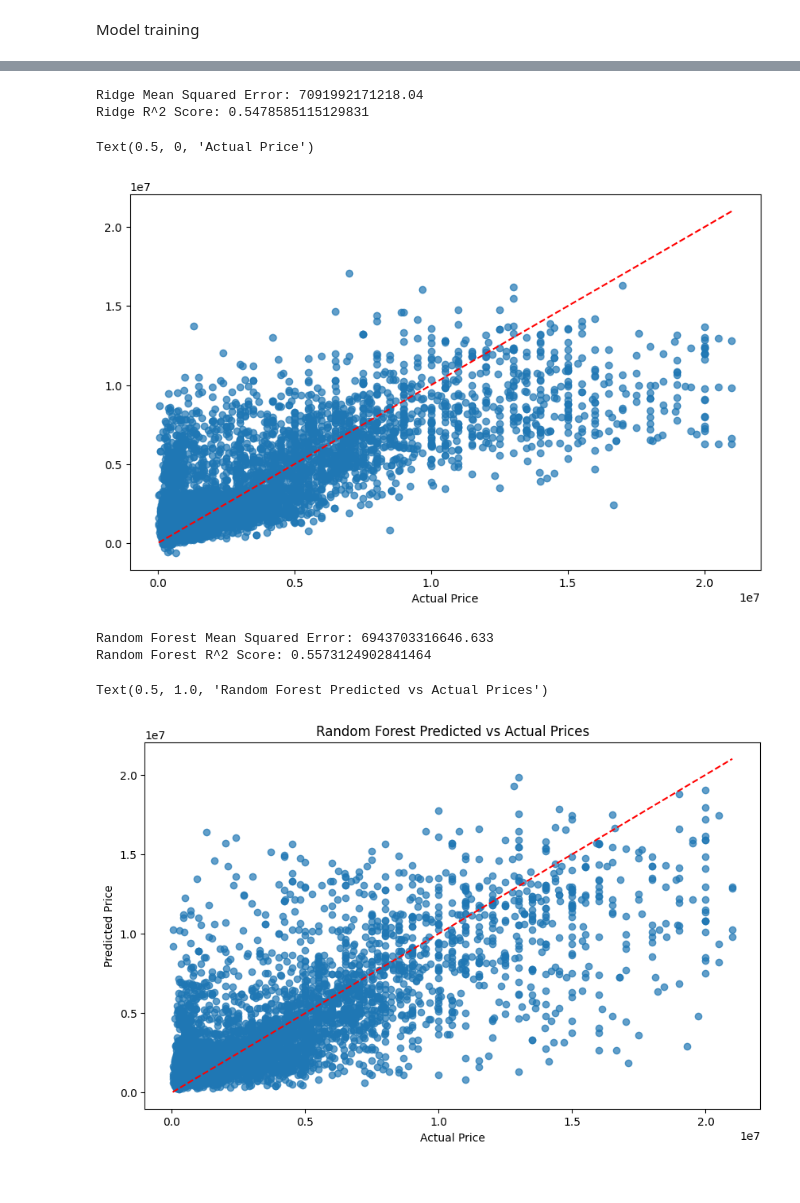
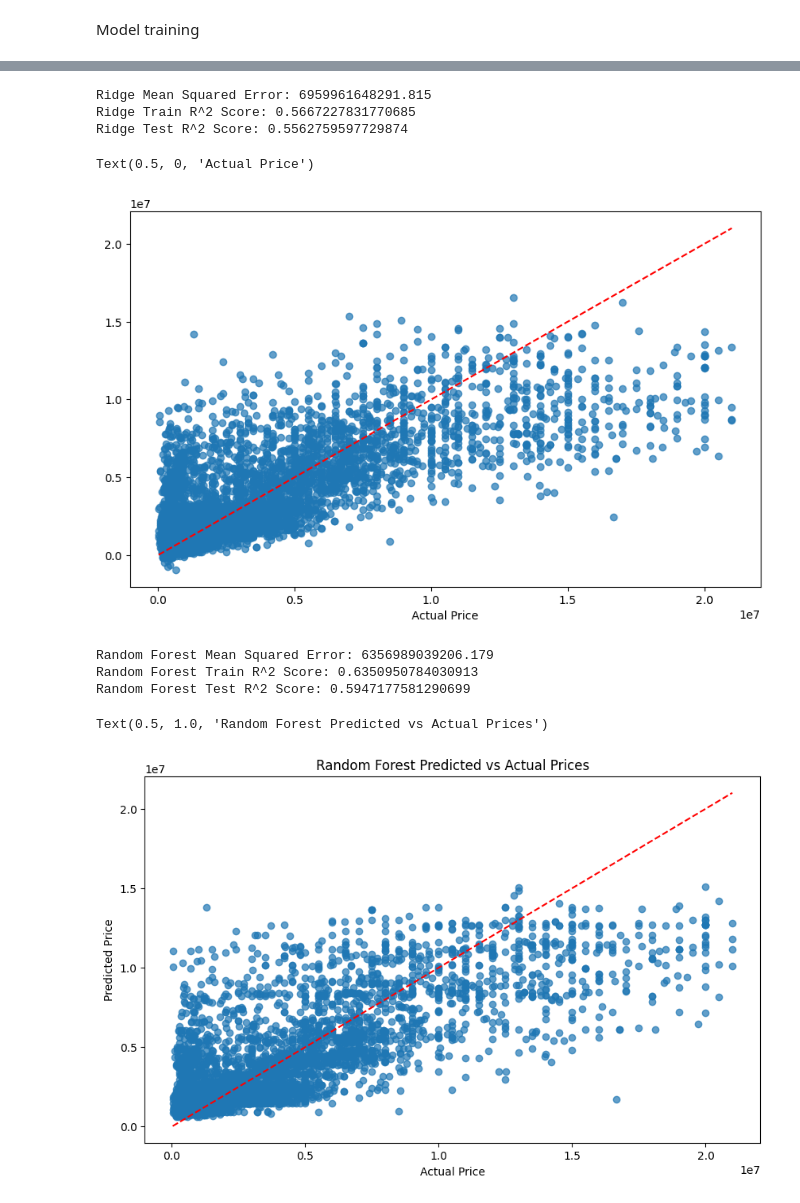
Before and after one commit to DeaganH/HousingPrices, a Jupyter notebook: HousingPrice.ipynb, the cells around one changed output, grey strips where cells are left out. Drawn from its saved outputs; the diff is of its cells as text; code cells hidden in the pictures.

```diff
--- a/HousingPrice.ipynb
+++ b/HousingPrice.ipynb
@@ -269,19 +290,3 @@ Area              0.017239
 Bedrooms          0.007430
 Bathrooms         0.006259
 dtype: float64
-# %%
-for column in missing_proportion.index:
-    if missing_proportion[column] > 0.4:
-        # drop columns with more than 40% missing values
-        print(f"Dropping column: {column} with {missing_proportion[column]:.2%} missing values")
-        data.drop(columns=[column], inplace=True)
-    elif missing_proportion[column] > 0.2 and data[column].dtype == 'object':
-        # use unknown for categorical columns with more than 20% missing values
-        data[column].fillna('unknown', inplace=True)
-    else:
-        # Fill missing values with the mean for numerical columns
-        if data[column].dtype in [np.float64, np.int64]:
-            data[column].fillna(data[column].mean(), inplace=True)
-        # Fill missing values with the mode for categorical columns
-        elif data[column].dtype == 'object':
-            data[column].fillna(data[column].mode()[0], inplace=True)
@@ -508,4 +620,6 @@ Column: Area, Skewness: 1.9699170771997334
 # %%
+from sklearn.preprocessing import OneHotEncoder
+
 # Reset index to ensure proper alignment
 outliers_removed_reset = outliers_removed.reset_index(drop=True)
 
@@ -515,7 +629,9 @@ numeric_data = outliers_removed_reset.loc[:,columns_to_scale].copy()
 # encode categorical columns using one hot encoding
 encoded_data = outliers_removed_reset.loc[:,['Type', 'Level']]
 # encode data
-encoded_data = pd.get_dummies(encoded_data).astype(int)
+encoder = OneHotEncoder(sparse_output=False, dtype=int, handle_unknown='ignore')
+encoded_array = encoder.fit_transform(encoded_data)
+encoded_data = pd.DataFrame(encoded_array, columns=encoder.get_feature_names_out(encoded_data.columns), index=encoded_data.index)
 
 # concatenate the encoded data with the original data
 preprocessed_data = pd.concat([numeric_data, encoded_data], axis=1, sort=False)
@@ -534,8 +666,8 @@ Text(0.5, 1.0, 'Feature Correlation Matrix')
 # %% [markdown]
 Model training
 # %%
-from sklearn.preprocessing import MinMaxScaler
-scaler = MinMaxScaler()
+from sklearn.preprocessing import MinMaxScaler , StandardScaler, RobustScaler
+scaler = RobustScaler()
 from sklearn.model_selection import train_test_split
 from sklearn.linear_model import LinearRegression
 from sklearn.metrics import mean_squared_error, r2_score
@@ -556,10 +688,14 @@ model = LinearRegression()
 model.fit(X_train, y_train)
 
 # evaluate the model
+# add train r2
 
+train_r2 = model.score(X_train, y_train)
 y_pred = model.predict(X_test)
 mse = mean_squared_error(y_test, y_pred)
 r2 = r2_score(y_test, y_pred)
+
 print(f"Mean Squared Error: {mse}")
-print(f"R^2 Score: {r2}")
+print(f"Train R^2 Score: {train_r2}")
+print(f"Test R^2 Score: {r2}")
 # %% [output]
@@ -611,41 +751,48 @@ ridge_model.fit(X_train, y_train)
 y_pred = ridge_model.predict(X_test)
 mse = mean_squared_error(y_test, y_pred)
 r2 = r2_score(y_test, y_pred)
+train_r2 = ridge_model.score(X_train, y_train)
+
 print(f"Ridge Mean Squared Error: {mse}")
-print(f"Ridge R^2 Score: {r2}")
+print(f"Ridge Train R^2 Score: {train_r2}")
+print(f"Ridge Test R^2 Score: {r2}")
 # plot the predicted vs actual values
 plt.figure(figsize=(10, 6))
 plt.scatter(y_test, y_pred, alpha=0.7)
 plt.plot([y_test.min(), y_test.max()], [y_test.min(), y_test.max()], color='red', linestyle='--')
 plt.xlabel('Actual Price')
 # %% [output]
-Ridge Mean Squared Error: 7091992171218.04
-Ridge R^2 Score: 0.5478585115129831
+Ridge Mean Squared Error: 6959961648291.815
+Ridge Train R^2 Score: 0.5667227831770685
+Ridge Test R^2 Score: 0.5562759597729874
 Text(0.5, 0, 'Actual Price')
-[figure, old version]
+[figure, new version]
 # %%
 # try random forest regression
 from sklearn.ensemble import RandomForestRegressor
-rf_model = RandomForestRegressor(n_estimators=100, random_state=42)
+rf_model = RandomForestRegressor(n_estimators=100, max_depth=8, random_state=42, n_jobs=-1, criterion='squared_error')
 rf_model.fit(X_train, y_train)
 # evaluate the model
 y_pred = rf_model.predict(X_test)
 mse = mean_squared_error(y_test, y_pred)
+train_r2 = rf_model.score(X_train, y_train)
 r2 = r2_score(y_test, y_pred)
 print(f"Random Forest Mean Squared Error: {mse}")
-print(f"Random Forest R^2 Score: {r2}")
+print(f"Random Forest Train R^2 Score: {train_r2}")
+print(f"Random Forest Test R^2 Score: {r2}")
 # plot the predicted vs actual values
 plt.figure(figsize=(10, 6))
 plt.scatter(y_test, y_pred, alpha=0.7)
 plt.plot([y_test.min(), y_test.max()], [y_test.min(), y_test.max()], color='red', linestyle='--')
 plt.xlabel('Actual Price')
 plt.ylabel('Predicted Price')
 plt.title('Random Forest Predicted vs Actual Prices')
 # %% [output]
-Random Forest Mean Squared Error: 6943703316646.633
-Random Forest R^2 Score: 0.5573124902841464
+Random Forest Mean Squared Error: 6356989039206.179
+Random Forest Train R^2 Score: 0.6350950784030913
+Random Forest Test R^2 Score: 0.5947177581290699
 Text(0.5, 1.0, 'Random Forest Predicted vs Actual Prices')
-[figure, old version]
+[figure, new version]
 # %%
 # create a summary of the models
 model_summary = pd.DataFrame({
```
Also changed, not shown: parts of 24 cells of this notebook, 1 other file.
